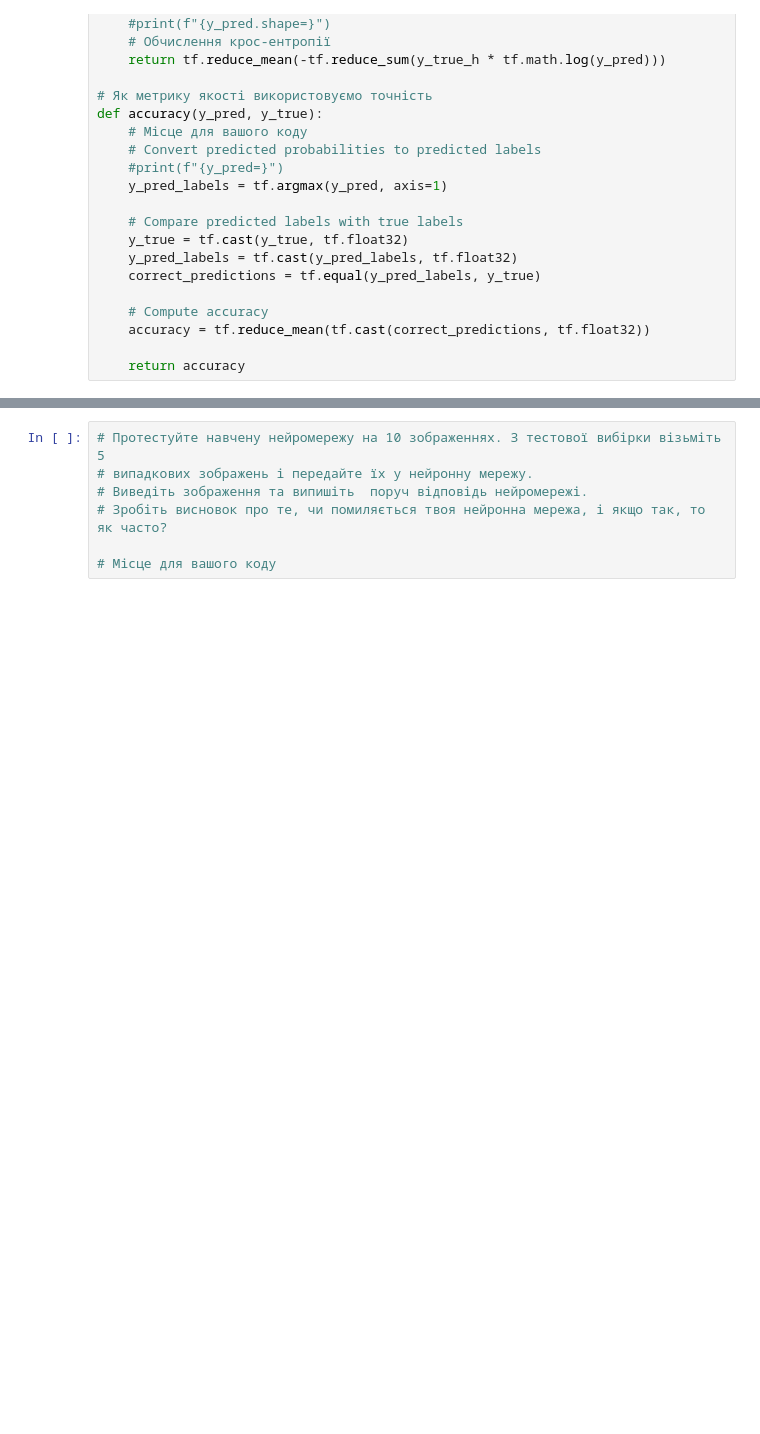
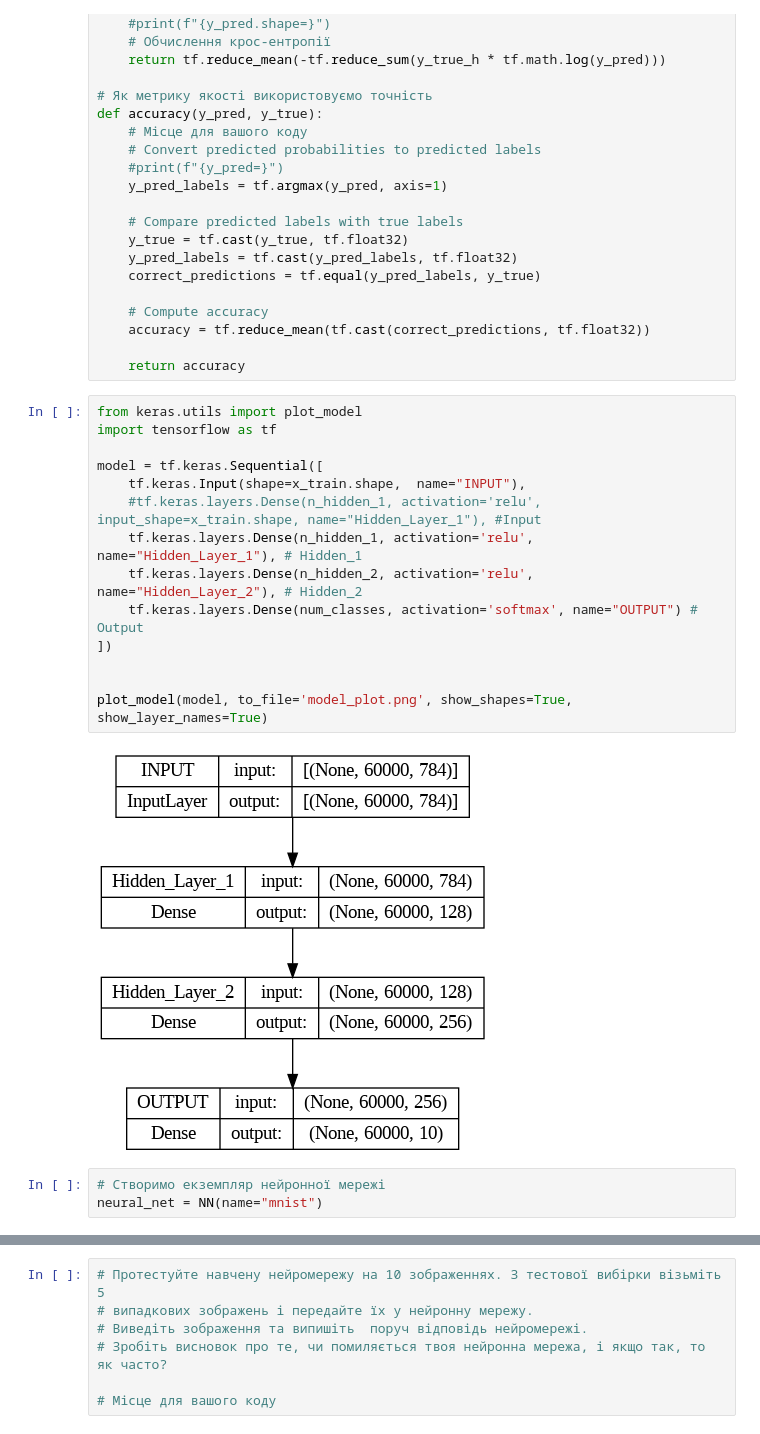
Before and after one commit to lexxai/goit_python_ds_hw_08, a Jupyter notebook: goit_python_ds_hw_08.ipynb, the cells around one changed output, grey strips where cells are left out. Cells and saved outputs as stored; diff of their text form; blank space fills up the shorter version.

```diff
--- a/goit_python_ds_hw_08.ipynb
+++ b/goit_python_ds_hw_08.ipynb
@@ -151,4 +148,23 @@ def accuracy(y_pred, y_true):
     accuracy = tf.reduce_mean(tf.cast(correct_predictions, tf.float32))
 
     return accuracy
+# %%
+from keras.utils import plot_model
+import tensorflow as tf
+
+model = tf.keras.Sequential([
+    tf.keras.Input(shape=x_train.shape,  name="INPUT"),
+    #tf.keras.layers.Dense(n_hidden_1, activation='relu', input_shape=x_train.shape, name="Hidden_Layer_1"), #Input
+    tf.keras.layers.Dense(n_hidden_1, activation='relu',  name="Hidden_Layer_1"), # Hidden_1
+    tf.keras.layers.Dense(n_hidden_2, activation='relu',  name="Hidden_Layer_2"), # Hidden_2
+    tf.keras.layers.Dense(num_classes, activation='softmax', name="OUTPUT") # Output
+])
+
+
+plot_model(model, to_file='model_plot.png', show_shapes=True, show_layer_names=True)
+# %% [output]
+[figure, added]
+# %%
+# Створимо екземпляр нейронної мережі
+neural_net = NN(name="mnist")
 # %%
```
Also changed, not shown: parts of 5 cells of this notebook.
